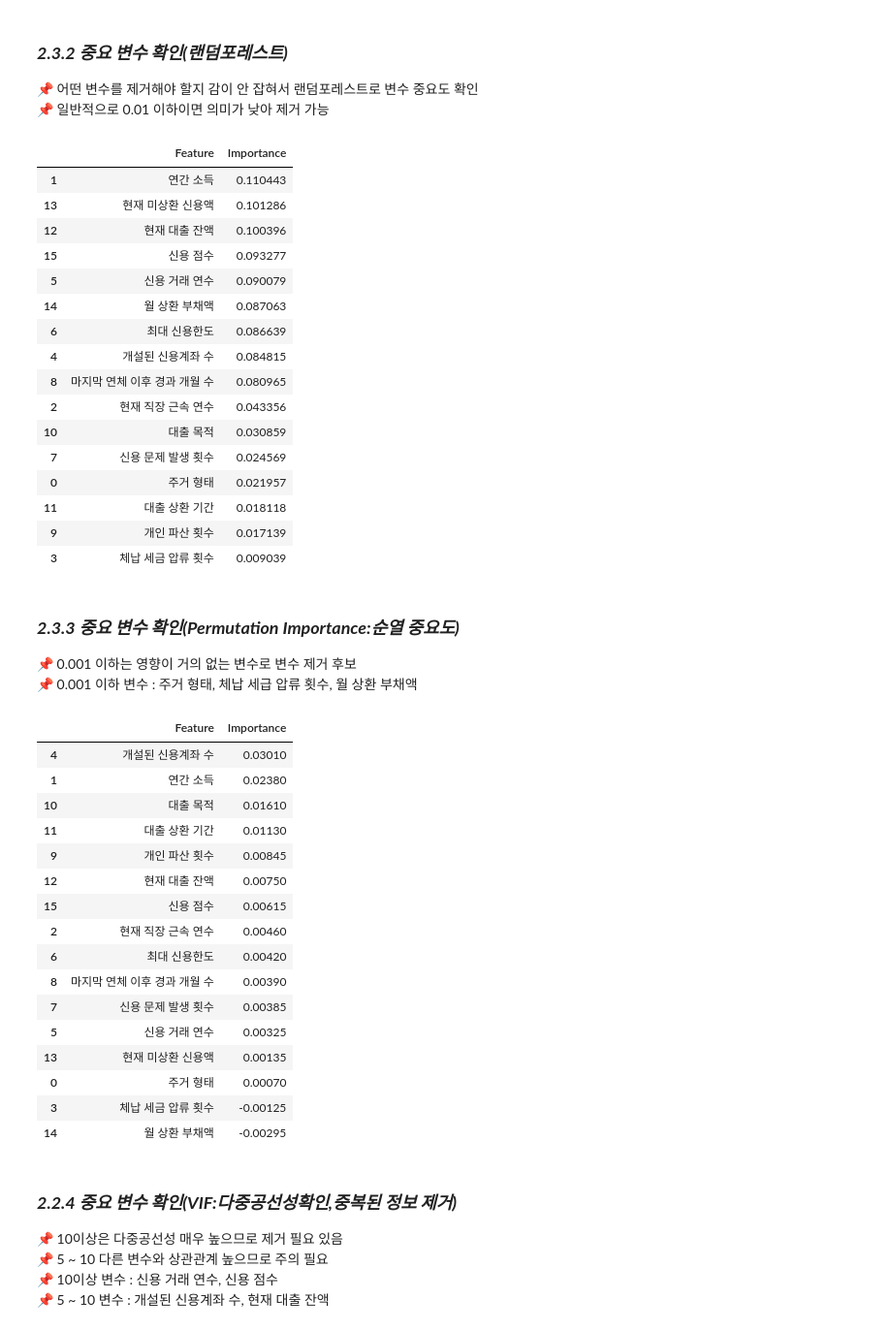
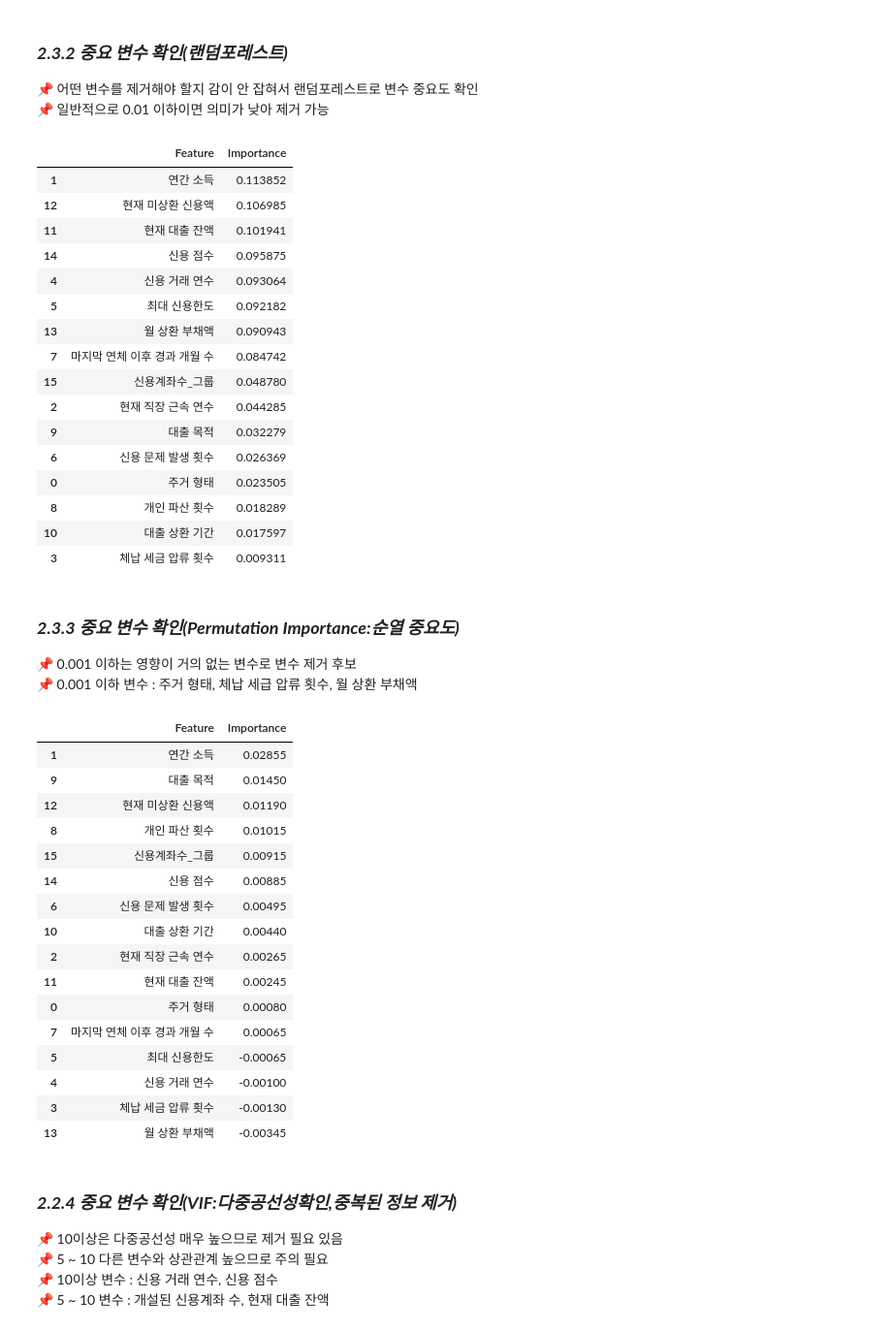
Before and after one commit to tntnu/default, a Jupyter notebook: [개인프로젝트연습]_채무불이행여부예측_1차.ipynb, the cells around one changed output. Shown at 97% size. Saved outputs shown, nothing was run; the diff lists cells and outputs as text; code cells hidden in the pictures.

```diff
--- a/[개인프로젝트연습]_채무불이행여부예측_1차.ipynb
+++ b/[개인프로젝트연습]_채무불이행여부예측_1차.ipynb
@@ -835,0 +852,3 @@ dtype: int64
+# %%
+train['신용계좌수_그룹'] = pd.qcut(train['개설된 신용계좌 수'], q = 5, labels = ['매우 적음', '적음','중간','많음', '매우 많음'])
+train['신용계좌수_그룹'].value_counts().sort_index()
@@ -835,0 +877,2 @@ dtype: int64
+# %%
+train['신용계좌수_그룹'] = train['신용계좌수_그룹'].replace({'많음' : 0, '중간' : 1, '적음' : 2, '매우 적음' : 3, '매우 많음' : 4})
@@ -835,0 +887,2 @@ dtype: int64
+# %%
+train = train.drop('개설된 신용계좌 수', axis = 1)
@@ -835,0 +927,2 @@ dtype: int64
+# %%
+train['신용계좌수_그룹'] = train['신용계좌수_그룹'].astype('int')
@@ -881,56 +1015,56 @@ train.corr()
 # %%
 # 독립변수, 종속변수 분할
 
-feature = ['주거 형태', '연간 소득', '현재 직장 근속 연수', '체납 세금 압류 횟수', '개설된 신용계좌 수',
-       '신용 거래 연수', '최대 신용한도', '신용 문제 발생 횟수', '마지막 연체 이후 경과 개월 수', '개인 파산 횟수',
-       '대출 목적', '대출 상환 기간', '현재 대출 잔액', '현재 미상환 신용액', '월 상환 부채액', '신용 점수']
+feature = ['주거 형태', '연간 소득', '현재 직장 근속 연수', '체납 세금 압류 횟수', '신용 거래 연수', '최대 신용한도',
+       '신용 문제 발생 횟수', '마지막 연체 이후 경과 개월 수', '개인 파산 횟수', '대출 목적', '대출 상환 기간',
+       '현재 대출 잔액', '현재 미상환 신용액', '월 상환 부채액', '신용 점수', '신용계좌수_그룹']
 X = train[feature]
 y = train['채무 불이행 여부']
 
 
 from sklearn.model_selection import train_test_split
 
 # train, val 데이터 분할
 X_train, X_val, y_train, y_val = train_test_split(X, y, test_size = 0.2, random_state = 42)
 
 from sklearn.ensemble import RandomForestClassifier
 
 # 모델 불러오기
 model = RandomForestClassifier()
 
 # 모델 학습
 model.fit(X_train, y_train)
 
 # 변수 중요도 추출
 importances = model.feature_importances_
 
 # 데이터 프레임으로 정렬
 import pandas as pd
 feature_importance_df = pd.DataFrame({'Feature' : X_train.columns, 'Importance' : importances})
 
 # 중요도 순으로 정렬
 feature_importance_df = feature_importance_df.sort_values(by = 'Importance', ascending = False)
 
 # 출력
 feature_importance_df
 # %% [output]
 |  | Feature | Importance |
-| 1 | 연간 소득 | 0.110443 |
-| 13 | 현재 미상환 신용액 | 0.101286 |
-| 12 | 현재 대출 잔액 | 0.100396 |
-| 15 | 신용 점수 | 0.093277 |
-| 5 | 신용 거래 연수 | 0.090079 |
-| 14 | 월 상환 부채액 | 0.087063 |
-| 6 | 최대 신용한도 | 0.086639 |
-| 4 | 개설된 신용계좌 수 | 0.084815 |
-| 8 | 마지막 연체 이후 경과 개월 수 | 0.080965 |
-| 2 | 현재 직장 근속 연수 | 0.043356 |
-| 10 | 대출 목적 | 0.030859 |
-| 7 | 신용 문제 발생 횟수 | 0.024569 |
-| 0 | 주거 형태 | 0.021957 |
-| 11 | 대출 상환 기간 | 0.018118 |
-| 9 | 개인 파산 횟수 | 0.017139 |
-| 3 | 체납 세금 압류 횟수 | 0.009039 |
+| 1 | 연간 소득 | 0.113852 |
+| 12 | 현재 미상환 신용액 | 0.106985 |
+| 11 | 현재 대출 잔액 | 0.101941 |
+| 14 | 신용 점수 | 0.095875 |
+| 4 | 신용 거래 연수 | 0.093064 |
+| 5 | 최대 신용한도 | 0.092182 |
+| 13 | 월 상환 부채액 | 0.090943 |
+| 7 | 마지막 연체 이후 경과 개월 수 | 0.084742 |
+| 15 | 신용계좌수_그룹 | 0.048780 |
+| 2 | 현재 직장 근속 연수 | 0.044285 |
+| 9 | 대출 목적 | 0.032279 |
+| 6 | 신용 문제 발생 횟수 | 0.026369 |
+| 0 | 주거 형태 | 0.023505 |
+| 8 | 개인 파산 횟수 | 0.018289 |
+| 10 | 대출 상환 기간 | 0.017597 |
+| 3 | 체납 세금 압류 횟수 | 0.009311 |
 # %% [markdown]
 ### ***2.3.3 중요 변수 확인(Permutation Importance:순열 중요도)***
 📌 0.001 이하는 영향이 거의 없는 변수로 변수 제거 후보
@@ -945,22 +1079,22 @@ perm_importance_df = pd.DataFrame({'Feature' : X_val.columns,
 perm_importance_df
 # %% [output]
 |  | Feature | Importance |
-| 4 | 개설된 신용계좌 수 | 0.03010 |
-| 1 | 연간 소득 | 0.02380 |
-| 10 | 대출 목적 | 0.01610 |
-| 11 | 대출 상환 기간 | 0.01130 |
-| 9 | 개인 파산 횟수 | 0.00845 |
-| 12 | 현재 대출 잔액 | 0.00750 |
-| 15 | 신용 점수 | 0.00615 |
-| 2 | 현재 직장 근속 연수 | 0.00460 |
-| 6 | 최대 신용한도 | 0.00420 |
-| 8 | 마지막 연체 이후 경과 개월 수 | 0.00390 |
-| 7 | 신용 문제 발생 횟수 | 0.00385 |
-| 5 | 신용 거래 연수 | 0.00325 |
-| 13 | 현재 미상환 신용액 | 0.00135 |
-| 0 | 주거 형태 | 0.00070 |
-| 3 | 체납 세금 압류 횟수 | -0.00125 |
-| 14 | 월 상환 부채액 | -0.00295 |
+| 1 | 연간 소득 | 0.02855 |
+| 9 | 대출 목적 | 0.01450 |
+| 12 | 현재 미상환 신용액 | 0.01190 |
+| 8 | 개인 파산 횟수 | 0.01015 |
+| 15 | 신용계좌수_그룹 | 0.00915 |
+| 14 | 신용 점수 | 0.00885 |
+| 6 | 신용 문제 발생 횟수 | 0.00495 |
+| 10 | 대출 상환 기간 | 0.00440 |
+| 2 | 현재 직장 근속 연수 | 0.00265 |
+| 11 | 현재 대출 잔액 | 0.00245 |
+| 0 | 주거 형태 | 0.00080 |
+| 7 | 마지막 연체 이후 경과 개월 수 | 0.00065 |
+| 5 | 최대 신용한도 | -0.00065 |
+| 4 | 신용 거래 연수 | -0.00100 |
+| 3 | 체납 세금 압류 횟수 | -0.00130 |
+| 13 | 월 상환 부채액 | -0.00345 |
 # %% [markdown]
 ### ***2.2.4 중요 변수 확인(VIF:다중공선성확인,중복된 정보 제거)***
 📌 10이상은 다중공선성 매우 높으므로 제거 필요 있음
```
Also changed, not shown: parts of 41 cells of this notebook.
